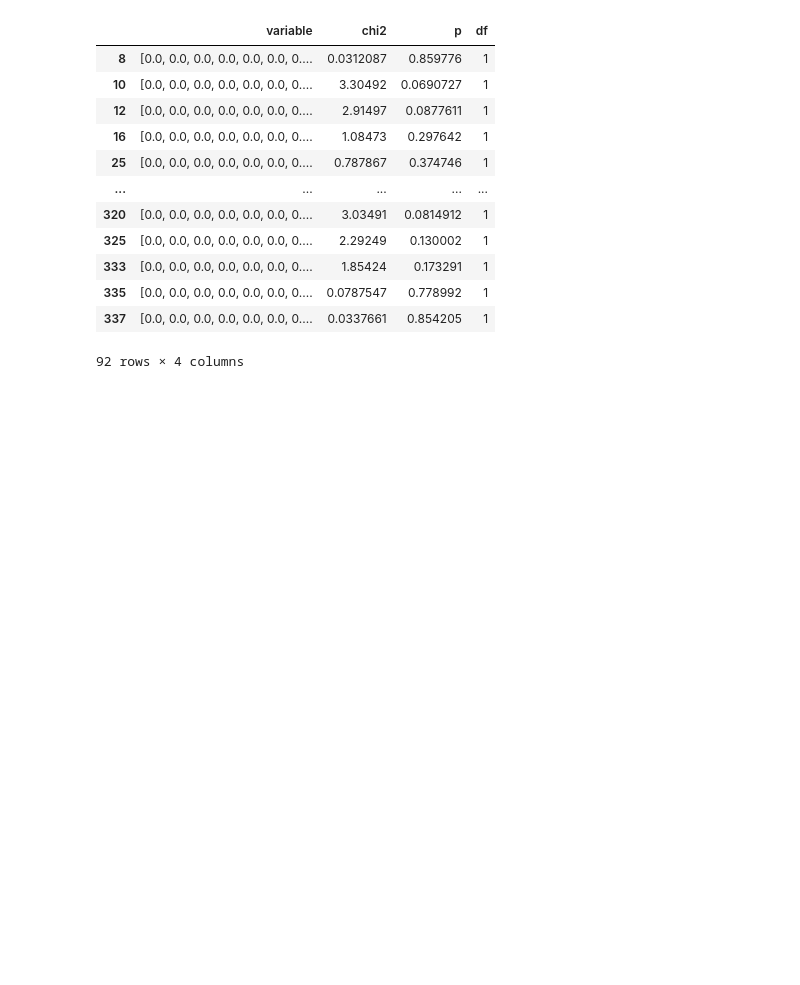
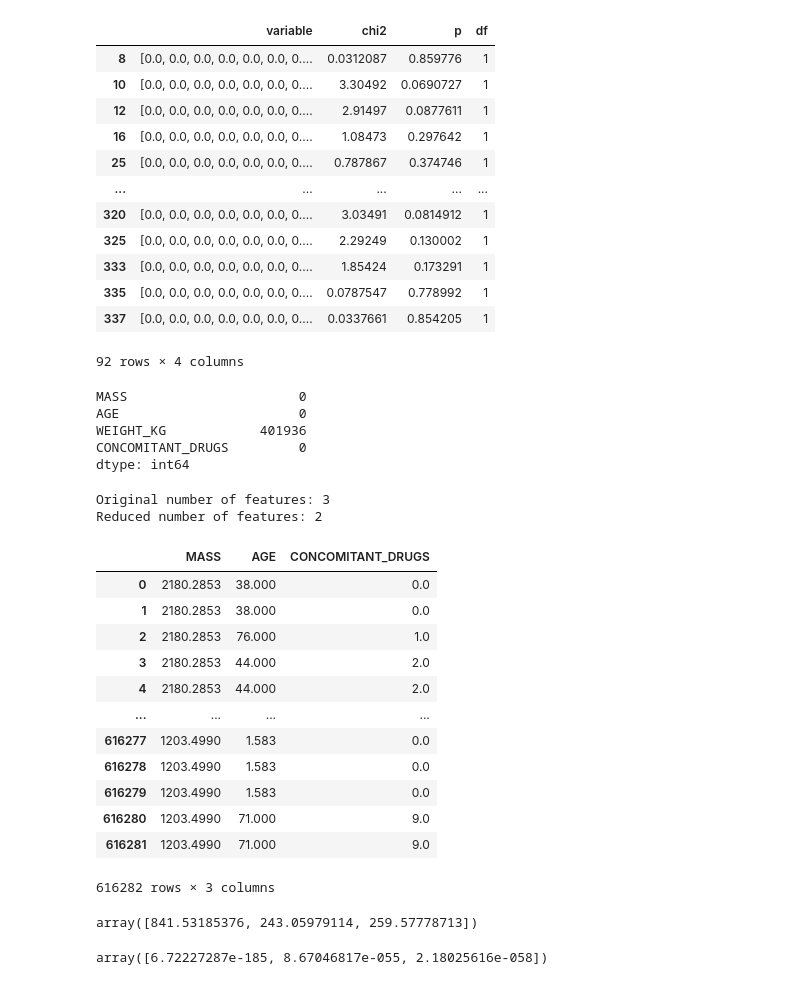
Before and after one commit to laetitiatam/ckme136, a Jupyter notebook: Explore CVADR.ipynb, the cells around one changed output. Drawn from its saved outputs; the diff is of its cells as text; code cells hidden in the pictures; blank space fills up the shorter version.

Commit message:
added selectkbest for feature selection

```diff
--- a/Explore CVADR.ipynb
+++ b/Explore CVADR.ipynb
@@ -991,0 +998,50 @@ result_df[result_df['p']>0.05]
+# %%
+X.isna().sum()
+# %% [output]
+MASS                      0
+AGE                       0
+WEIGHT_KG            401936
+CONCOMITANT_DRUGS         0
+dtype: int64
+# %%
+# Create features and target
+X = cvadr[['MASS','AGE','CONCOMITANT_DRUGS']]
+y = cvadr['SIDER']
+
+
+# Create an SelectKBest object to select features with two best ANOVA F-Values
+fvalue_selector = SelectKBest(f_classif, k=2)
+
+# Apply the SelectKBest object to the features and target
+X_kbest = fvalue_selector.fit_transform(X, y)
+
+# Show results
+print('Original number of features:', X.shape[1])
+print('Reduced number of features:', X_kbest.shape[1])
+# %% [output]
+Original number of features: 3
+Reduced number of features: 2
+# %%
+X
+# %% [output]
+|  | MASS | AGE | CONCOMITANT_DRUGS |
+| 0 | 2180.2853 | 38.000 | 0.0 |
+| 1 | 2180.2853 | 38.000 | 0.0 |
+| 2 | 2180.2853 | 76.000 | 1.0 |
+| 3 | 2180.2853 | 44.000 | 2.0 |
+| 4 | 2180.2853 | 44.000 | 2.0 |
+| ... | ... | ... | ... |
+| 616277 | 1203.4990 | 1.583 | 0.0 |
+| 616278 | 1203.4990 | 1.583 | 0.0 |
+| 616279 | 1203.4990 | 1.583 | 0.0 |
+| 616280 | 1203.4990 | 71.000 | 9.0 |
+| 616281 | 1203.4990 | 71.000 | 9.0 |
+616282 rows × 3 columns
+# %%
+fvalue_selector.scores_
+# %% [output]
+array([841.53185376, 243.05979114, 259.57778713])
+# %%
+fvalue_selector.pvalues_
+# %% [output]
+array([6.72227287e-185, 8.67046817e-055, 2.18025616e-058])
```
Also changed, not shown: parts of 4 cells of this notebook.
